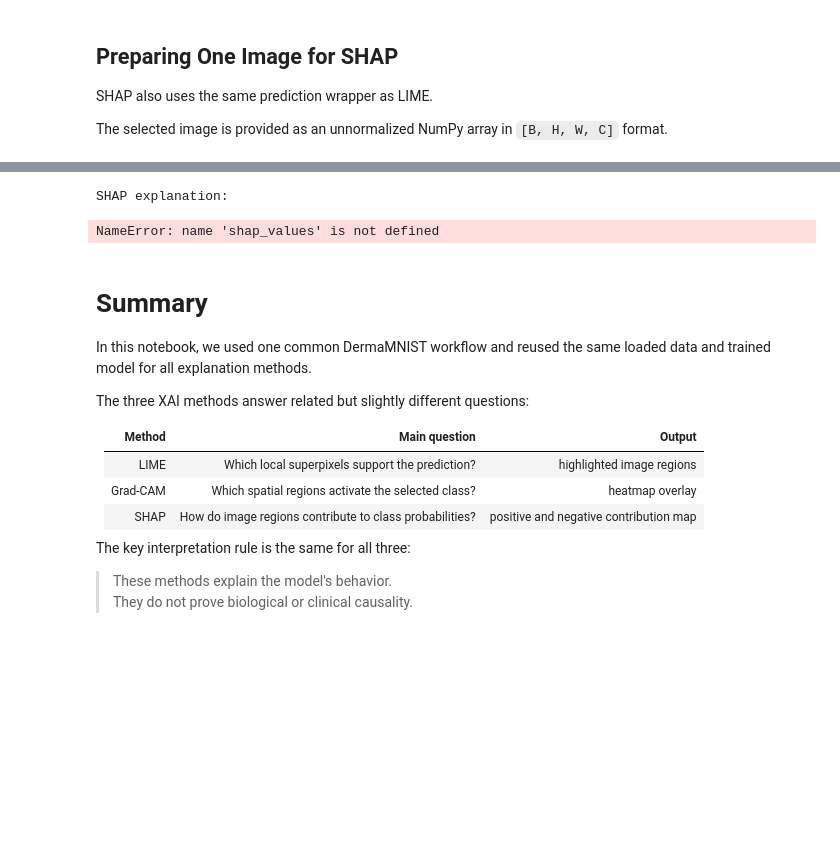
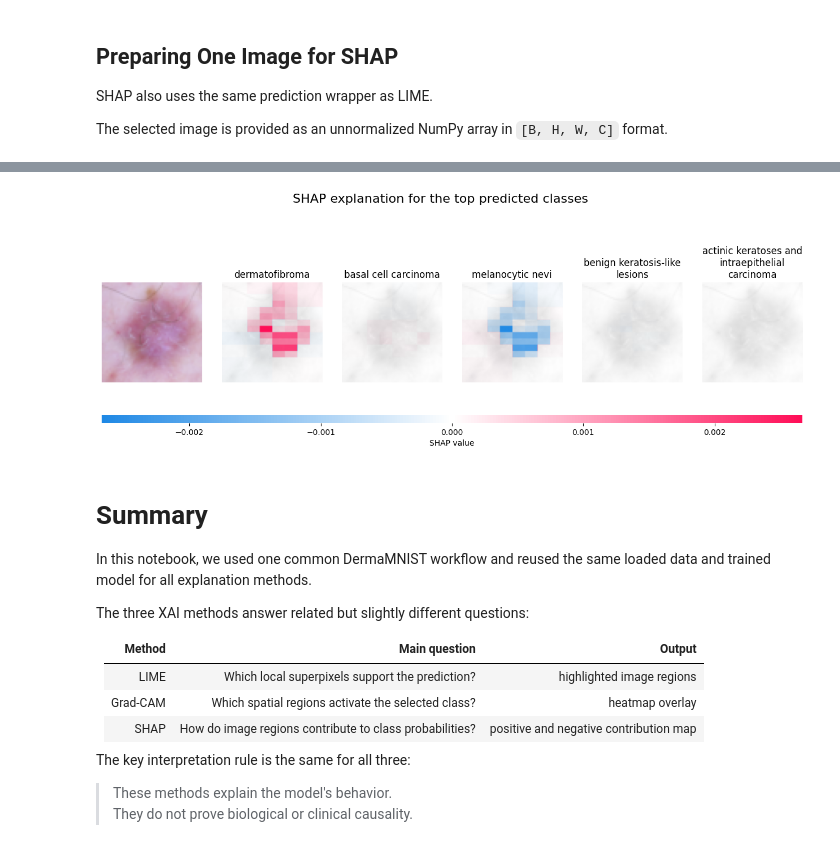
Before and after one commit to Data-Science-Group-Attoworld/explainable_dl_for_unstructured_data, a Jupyter notebook: computer_vision_explainability/dermamnist_explainability.ipynb, the cells around one changed output, grey strips where cells are left out. Cells and saved outputs as stored; diff of their text form; code cells hidden in the pictures; blank space fills up the shorter version.

```diff
--- a/computer_vision_explainability/dermamnist_explainability.ipynb
+++ b/computer_vision_explainability/dermamnist_explainability.ipynb
@@ -954,9 +1361,21 @@ ModuleNotFoundError: No module named 'cv2'
 # %%
-print("\nSHAP explanation:")
-shap.image_plot(shap_values)
+shap.image_plot(
+    shap_values,
+    width=18,
+    show=False,
+)
+
+fig = plt.gcf()
+fig.set_size_inches(16, 5)
+
+plt.suptitle(
+    "SHAP explanation for the top predicted classes",
+    fontsize=16,
+    y=1.01,
+)
+plt.show()
 # %% [output]
-SHAP explanation:
-NameError: name 'shap_values' is not defined
+[figure, added]
 # %% [markdown]
 # Summary
 
```
Also changed, not shown: parts of 23 cells of this notebook, 6 other files.
